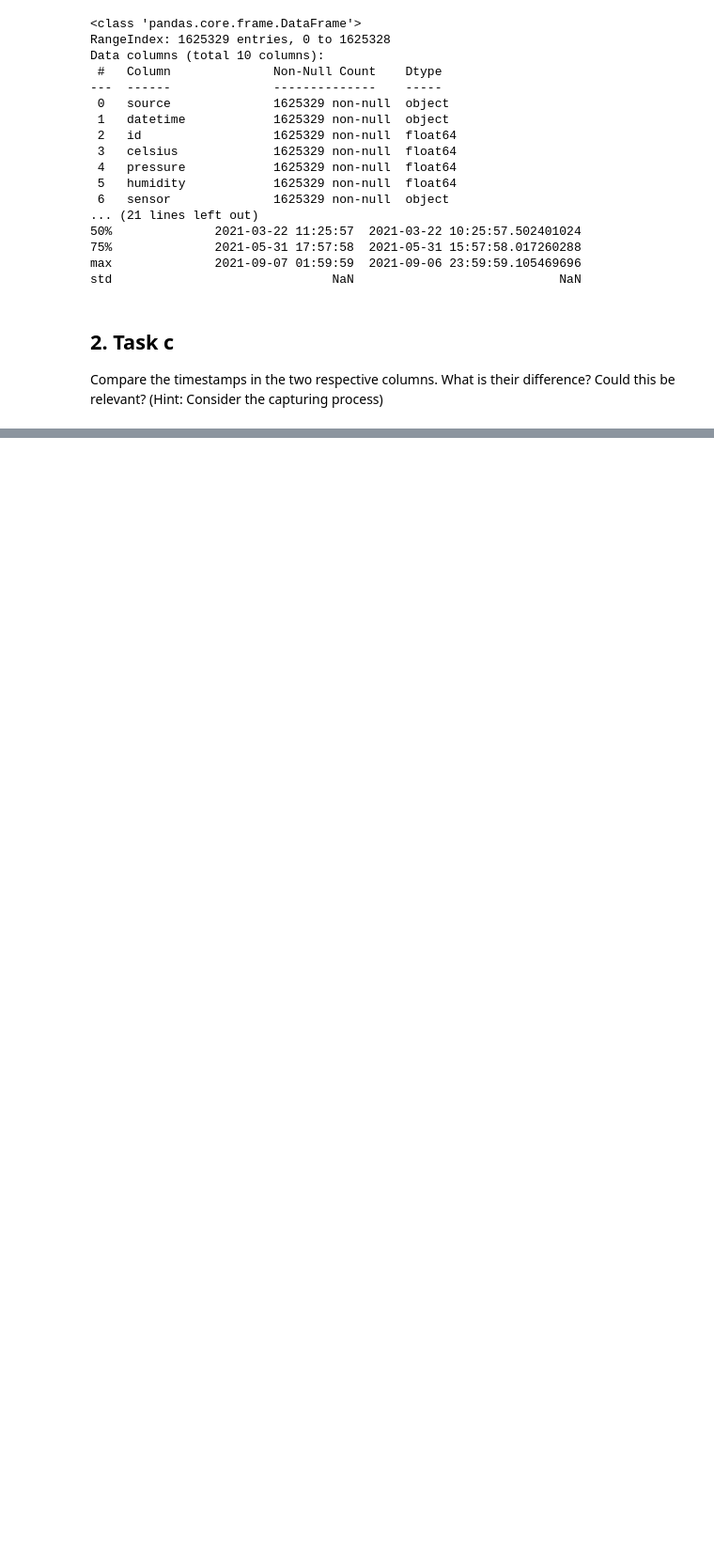
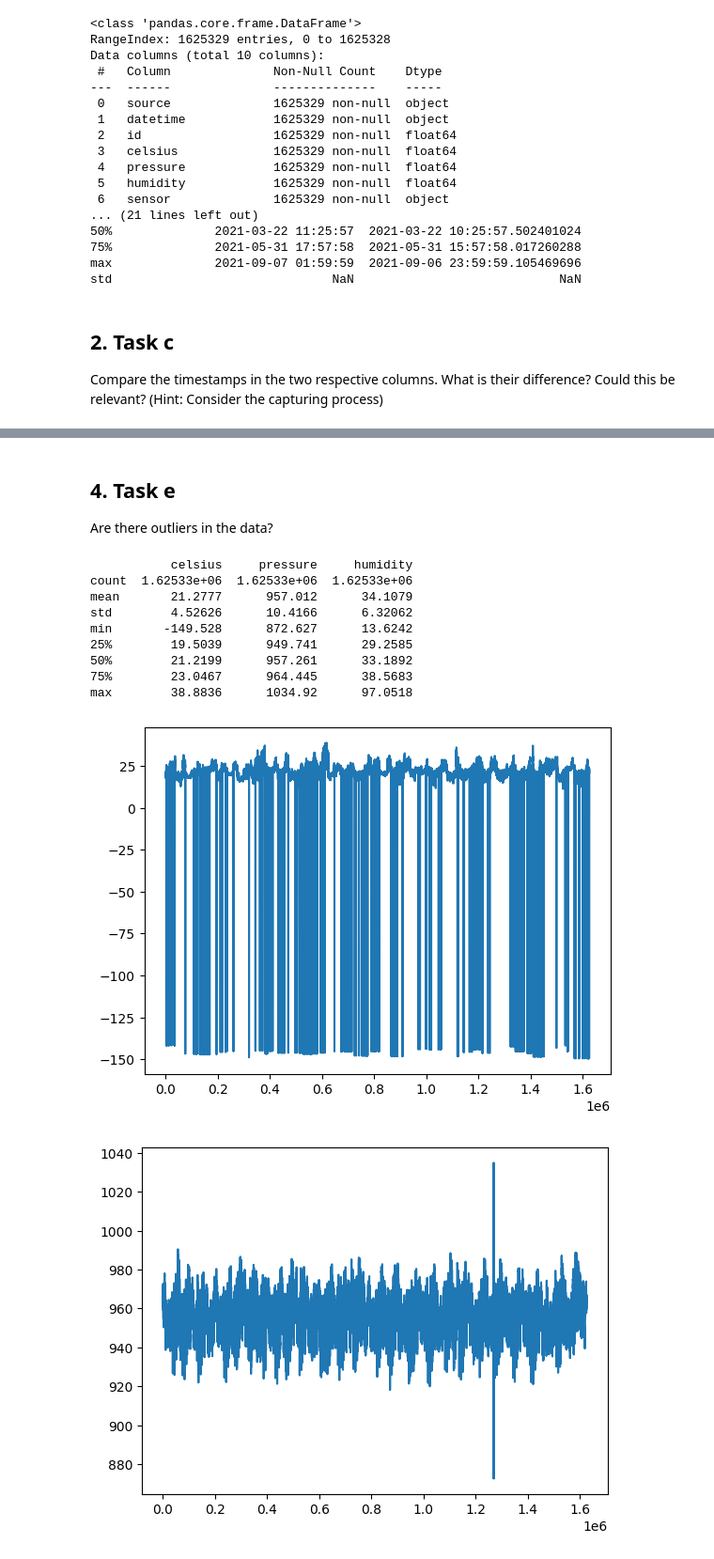
Before and after one commit to UpperLevel-zz/fh_aachen, a Jupyter notebook: data_science/Richter_Steffen_827507_DSI_3.ipynb, the cells around one changed output, grey strips where cells are left out. Shown at 94% size. Saved outputs shown, nothing was run; the diff lists cells and outputs as text; code cells hidden in the pictures; blank space fills up the shorter version.

Commit message:
[feat]: data science lab 3 a,b,c,d,e

```diff
--- a/data_science/Richter_Steffen_827507_DSI_3.ipynb
+++ b/data_science/Richter_Steffen_827507_DSI_3.ipynb
@@ -62,0 +128,28 @@ It seems like 'datetime' has no timezone given and could be shifted to UTC. 'id'
+# %% [markdown]
+## 4. Task e
+
+Are there outliers in the data?
+# %%
+values = df[['celsius','pressure','humidity']]
+print(values.describe().apply(lambda s: s.apply(lambda x: format(x, 'g')))) # https://stackoverflow.com/a/47207283
+
+plt.plot(df['celsius'])
+plt.show()
+
+plt.plot(df['pressure'])
+plt.show()
+
+plt.plot(df['humidity'])
+plt.show()
+# %% [output]
+           celsius     pressure     humidity
+count  1.62533e+06  1.62533e+06  1.62533e+06
+mean       21.2777      957.012      34.1079
+std        4.52626      10.4166      6.32062
+min       -149.528      872.627      13.6242
+25%        19.5039      949.741      29.2585
+50%        21.2199      957.261      33.1892
+75%        23.0467      964.445      38.5683
+max        38.8836      1034.92      97.0518
+[figure, added]
+[figure, added]
```
Also changed, not shown: parts of 14 cells of this notebook.
